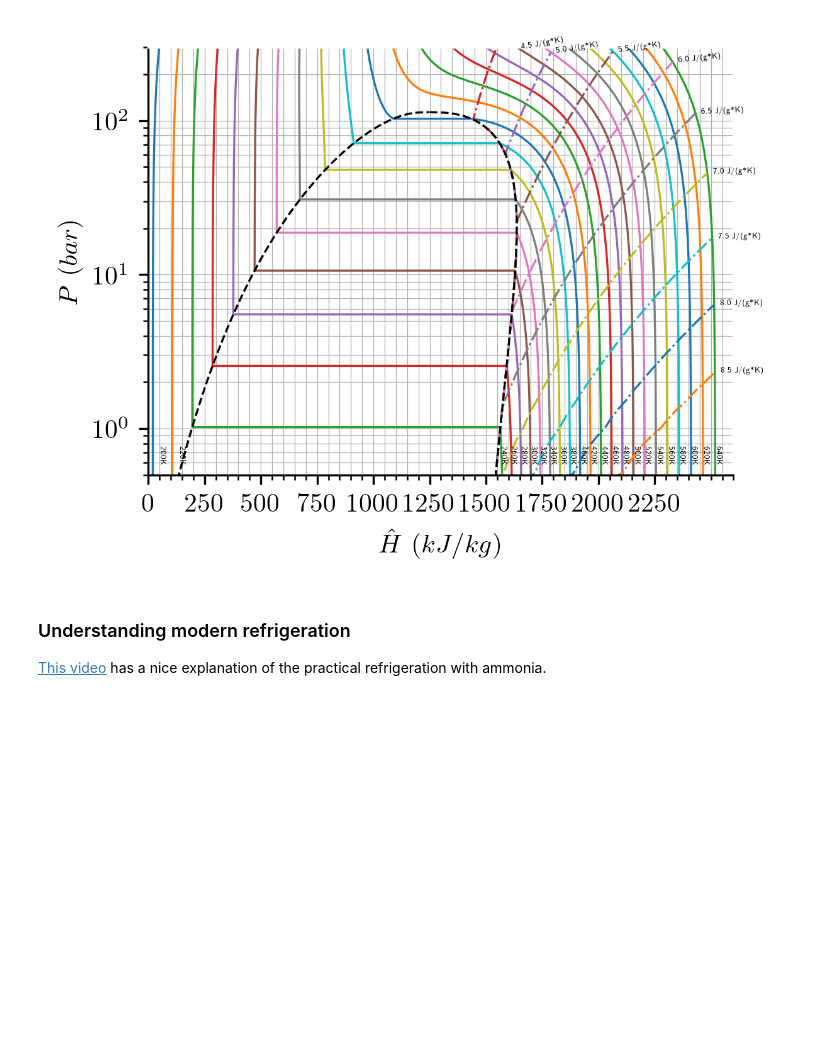
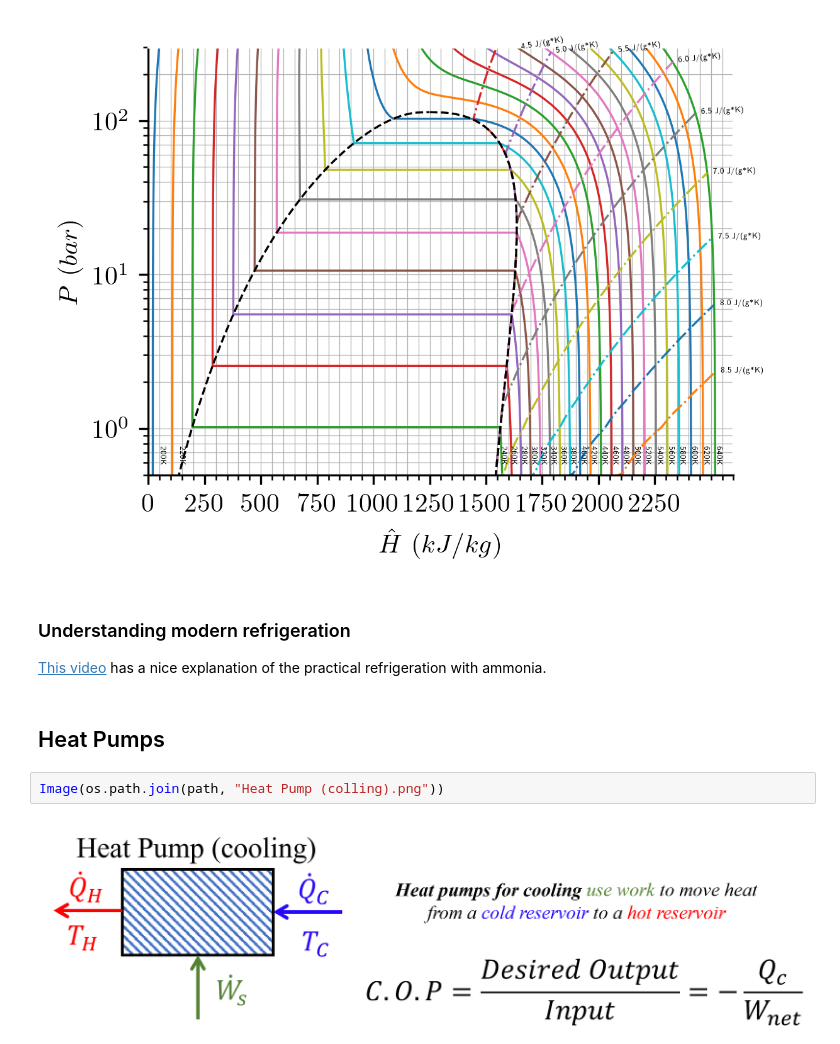
Before and after one commit to richardslaboratory/ChBE211_OER, a Jupyter notebook: _sources/Ch3/4.Refrigeration.ipynb, the cells around one changed output. Saved outputs shown, nothing was run; the diff lists cells and outputs as text; blank space fills up the shorter version.

```diff
--- a/_sources/Ch3/4.Refrigeration.ipynb
+++ b/_sources/Ch3/4.Refrigeration.ipynb
@@ -68,4 +68,10 @@ Image(os.path.join(path, "Ammonia_P-Hdiagram.png"))
 ### Understanding modern refrigeration
 
 [This video](https://www.youtube.com/watch?v=peVAaLIJJ6c) has a nice explanation of the practical refrigeration with ammonia.
+# %% [markdown]
+## Heat Pumps
+# %%
+Image(os.path.join(path, "Heat Pump (colling).png"))
+# %% [output]
+[figure, added]
 # %% [markdown]
```
Also changed, not shown: parts of 1 cell of this notebook, 8 other files.
